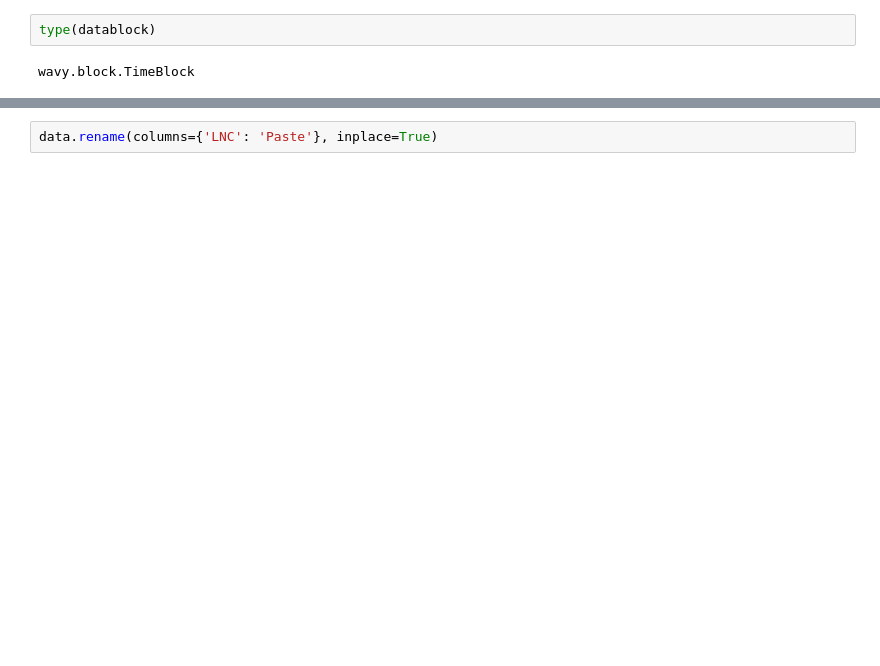
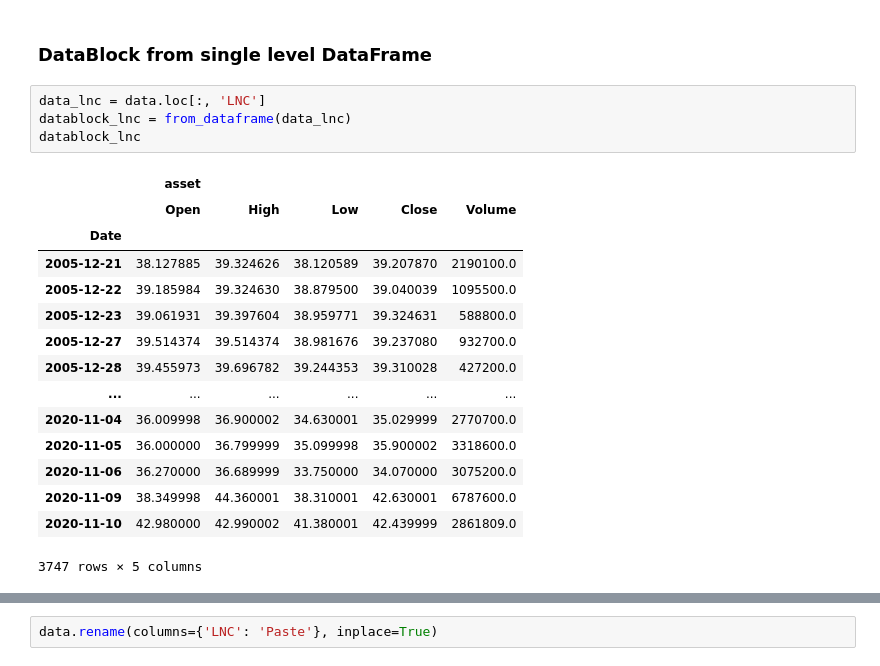
Before and after one commit to langflow-ai/wavy, a Jupyter notebook: notebooks/block.ipynb, the cells around one changed output, grey strips where cells are left out. Saved outputs shown, nothing was run; the diff lists cells and outputs as text; blank space fills up the shorter version.

Commit message:
refac: fix from_dataframe function and add_level

```diff
--- a/notebooks/block.ipynb
+++ b/notebooks/block.ipynb
@@ -38,4 +43,22 @@ datablock
-# %%
-type(datablock)
-# %% [output]
-wavy.block.TimeBlock
+# %% [markdown]
+### DataBlock from single level DataFrame
+# %%
+data_lnc = data.loc[:, 'LNC']
+datablock_lnc = from_dataframe(data_lnc)
+datablock_lnc
+# %% [output]
+|  | asset |  |  |  |  |
+|  | Open | High | Low | Close | Volume |
+| Date |  |  |  |  |  |
+| 2005-12-21 | 38.127885 | 39.324626 | 38.120589 | 39.207870 | 2190100.0 |
+| 2005-12-22 | 39.185984 | 39.324630 | 38.879500 | 39.040039 | 1095500.0 |
+| 2005-12-23 | 39.061931 | 39.397604 | 38.959771 | 39.324631 | 588800.0 |
+| 2005-12-27 | 39.514374 | 39.514374 | 38.981676 | 39.237080 | 932700.0 |
+| 2005-12-28 | 39.455973 | 39.696782 | 39.244353 | 39.310028 | 427200.0 |
+| ... | ... | ... | ... | ... | ... |
+| 2020-11-04 | 36.009998 | 36.900002 | 34.630001 | 35.029999 | 2770700.0 |
+| 2020-11-05 | 36.000000 | 36.799999 | 35.099998 | 35.900002 | 3318600.0 |
+| 2020-11-06 | 36.270000 | 36.689999 | 33.750000 | 34.070000 | 3075200.0 |
+| 2020-11-09 | 38.349998 | 44.360001 | 38.310001 | 42.630001 | 6787600.0 |
+| 2020-11-10 | 42.980000 | 42.990002 | 41.380001 | 42.439999 | 2861809.0 |
+3747 rows × 5 columns
```
Also changed, not shown: parts of 47 cells of this notebook, 2 other files.
